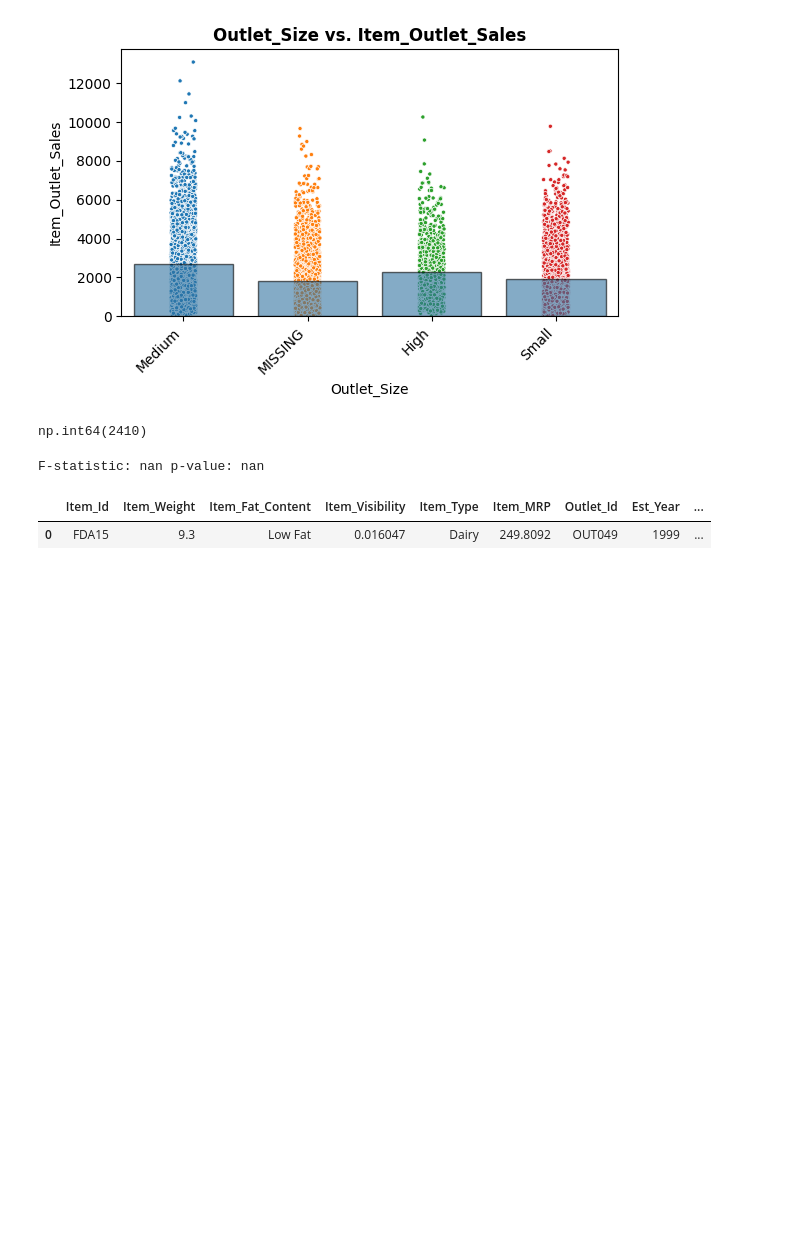
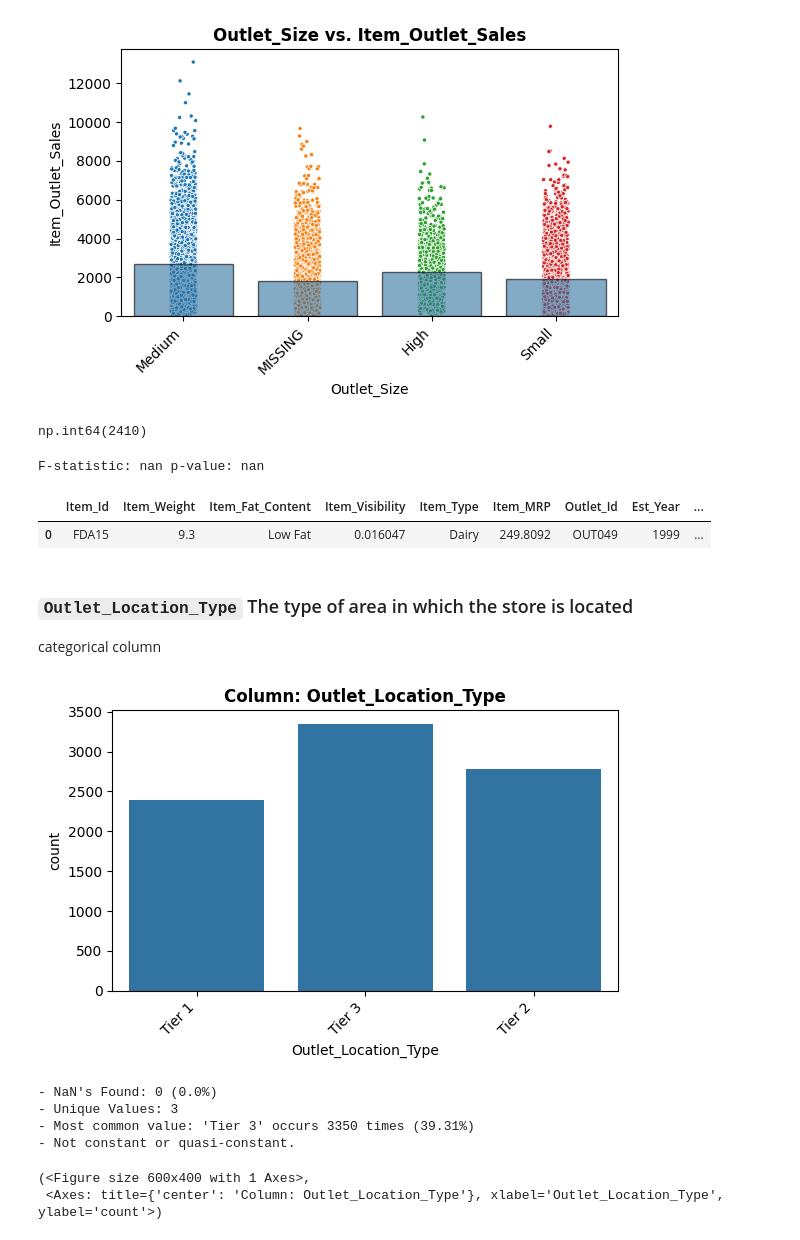
Before and after one commit to farahwadya/Prediction-of-Product-Sales, a Jupyter notebook: Prediction_of_Product_Sales.ipynb, the cells around one changed output. Cells and saved outputs as stored; diff of their text form; code cells hidden in the pictures; blank space fills up the shorter version.

```diff
--- a/Prediction_of_Product_Sales.ipynb
+++ b/Prediction_of_Product_Sales.ipynb
@@ -813,3 +813,16 @@ df_sales.head(1)
 # %% [output]
 |  | Item_Id | Item_Weight | Item_Fat_Content | Item_Visibility | Item_Type | Item_MRP | Outlet_Id | Est_Year | ... |
 | 0 | FDA15 | 9.3 | Low Fat | 0.016047 | Dairy | 249.8092 | OUT049 | 1999 | ... |
+# %% [markdown]
+### `Outlet_Location_Type` 	The type of area in which the store is located
+categorical column
+# %%
+explore_categorical(df_sales,x='Outlet_Location_Type')
+# %% [output]
+[figure, added]
+- NaN's Found: 0 (0.0%)
+- Unique Values: 3
+- Most common value: 'Tier 3' occurs 3350 times (39.31%)
+- Not constant or quasi-constant.
+(<Figure size 600x400 with 1 Axes>,
+ <Axes: title={'center': 'Column: Outlet_Location_Type'}, xlabel='Outlet_Location_Type', ylabel='count'>)
```
Also changed, not shown: parts of 2 cells of this notebook.
